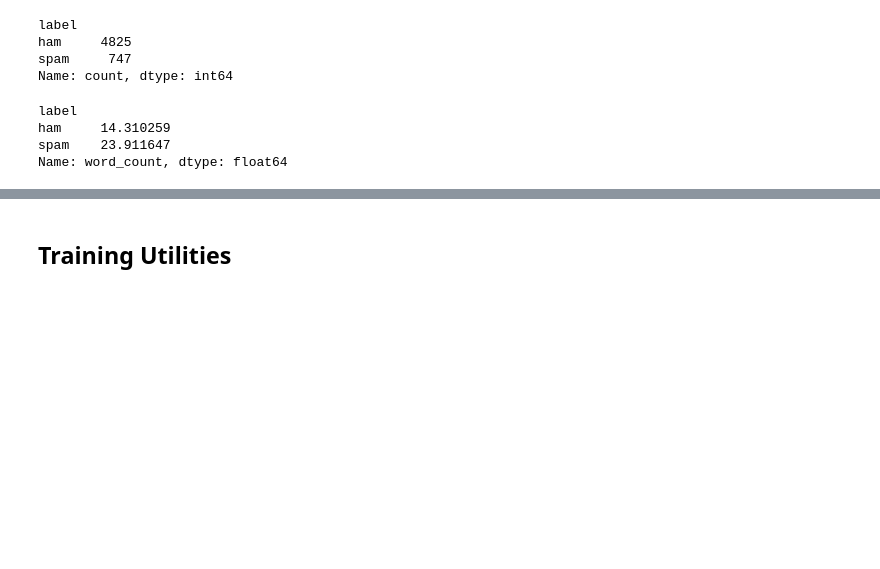
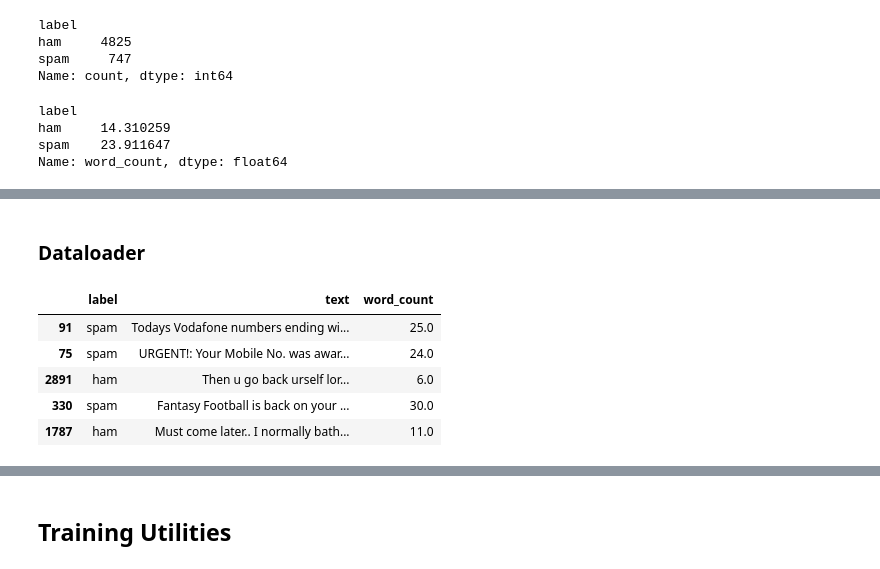
Before and after one commit to 2timesjay/jejllm, a Jupyter notebook: finetune/finetune.ipynb, the cells around one changed output, grey strips where cells are left out. Saved outputs shown, nothing was run; the diff lists cells and outputs as text; code cells hidden in the pictures; blank space fills up the shorter version.

```diff
--- a/finetune/finetune.ipynb
+++ b/finetune/finetune.ipynb
@@ -155,0 +160,24 @@ test_df.to_csv("../data/sms-spam-collection/test.tsv", index=False, sep="\t")
+# %%
+def random_split(df, train_ratio=0.8, validation_ratio=0.1):
+    train_df = df.sample(frac=train_ratio, random_state=1)
+    validation_df = df.drop(train_df.index)
+    test_df = validation_df.sample(frac=validation_ratio/(1.0-train_ratio), random_state=1)
+    validation_df = validation_df.drop(test_df.index)
+
+    return train_df, validation_df, test_df
+# %%
+train_df, validation_df, test_df = random_split(balanced_df, train_ratio=0.8, validation_ratio=0.1)
+train_df.to_csv("../data/sms-spam-collection/train.tsv", index=False, sep="\t")
+validation_df.to_csv("../data/sms-spam-collection/validation.tsv", index=False, sep="\t")
+test_df.to_csv("../data/sms-spam-collection/test.tsv", index=False, sep="\t")
+# %% [markdown]
+### Dataloader
+# %%
+train_df.head()
+# %% [output]
+|  | label | text | word_count |
+| 91 | spam | Todays Vodafone numbers ending wi... | 25.0 |
+| 75 | spam | URGENT!: Your Mobile No. was awar... | 24.0 |
+| 2891 | ham | Then u go back urself lor... | 6.0 |
+| 330 | spam | Fantasy Football is back on your ... | 30.0 |
+| 1787 | ham | Must come later.. I normally bath... | 11.0 |
```
Also changed, not shown: parts of 25 cells of this notebook.
